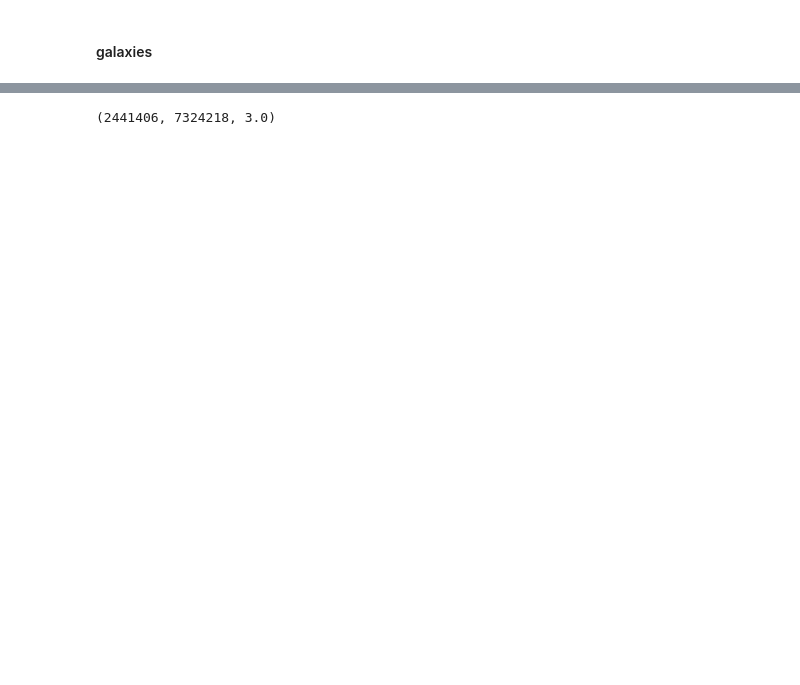
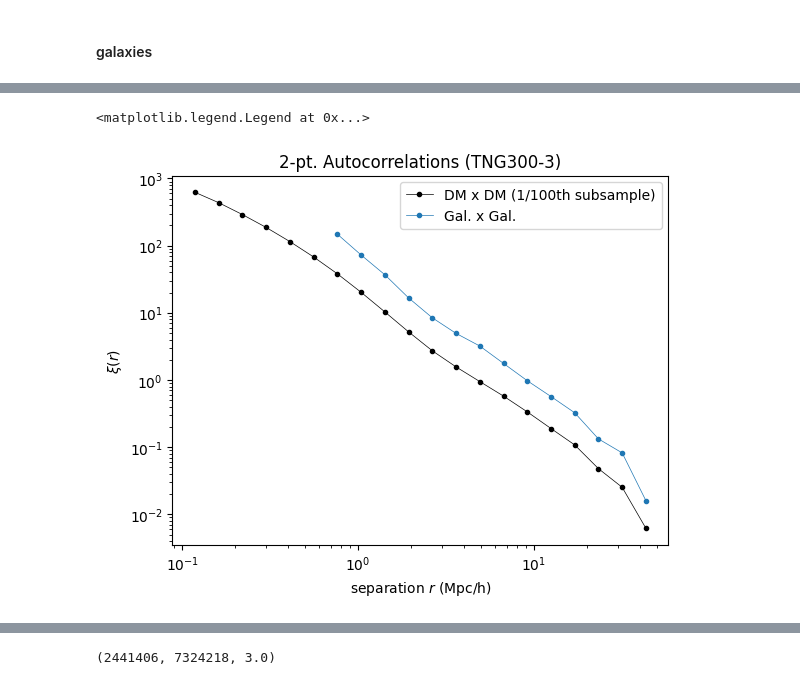
Before and after one commit to abbyw24/small-scale_cross-corrs, a Jupyter notebook: notebooks/cross-corrs_27-6-23.ipynb, the cells around one changed output, grey strips where cells are left out. Cells and saved outputs as stored; diff of their text form; code cells hidden in the pictures; blank space fills up the shorter version.

```diff
--- a/notebooks/cross-corrs_27-6-23.ipynb
+++ b/notebooks/cross-corrs_27-6-23.ipynb
@@ -55,0 +114,6 @@ subsampling 1354 random particles...
+# %%
+# load in computed results
+xi_gal_auto = np.load(os.path.join(scratch, f'xi/xi_gal_{sim.sim}_z-{z:.2f}.npy'), allow_pickle=True).item()
+xi_dm_auto = np.load(os.path.join(scratch, f'xi/xi_dm_{sim.sim}_z-{z:.2f}_nx-100.npy'), allow_pickle=True).item()
+# check that we use the same bins
+assert np.all(xi_gal_auto['ravg'])==np.all(xi_dm_auto['ravg'])
@@ -55,0 +141,14 @@ subsampling 1354 random particles...
+# %%
+fig, ax = plt.subplots()
+# ax.plot(xi_gal_auto['ravg'], xi_gal_auto['xi'], 'C0.-', lw=0.5, label='Gal. x Gal.')
+ax.plot(xi_dm_auto['ravg'], xi_dm_auto['xi'], 'k.-', lw=0.5, label='DM x DM (1/100th subsample)')
+ax.plot(ravg, xi_gal, marker='.', color='C0', lw=0.5, label=f'Gal. x Gal.')
+ax.set_xscale('log')
+ax.set_yscale('log')
+ax.set_xlabel(r'separation $r$ (Mpc/h)')
+ax.set_ylabel(r'$\xi(r)$')
+ax.set_title(f'2-pt. Autocorrelations ({sim.sim})')
+ax.legend()
+# %% [output]
+<matplotlib.legend.Legend at 0x...>
+[figure, added]
```
Also changed, not shown: parts of 39 cells of this notebook, 3 other files.
